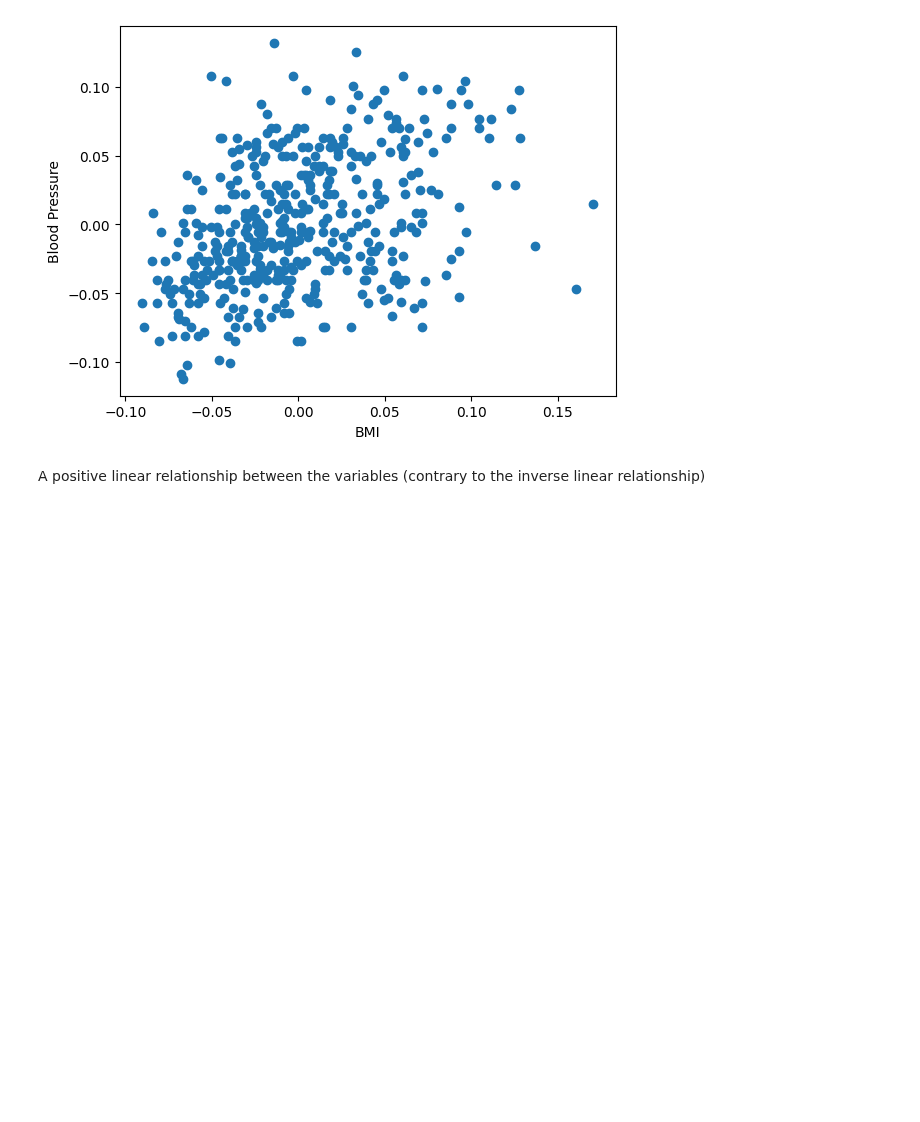
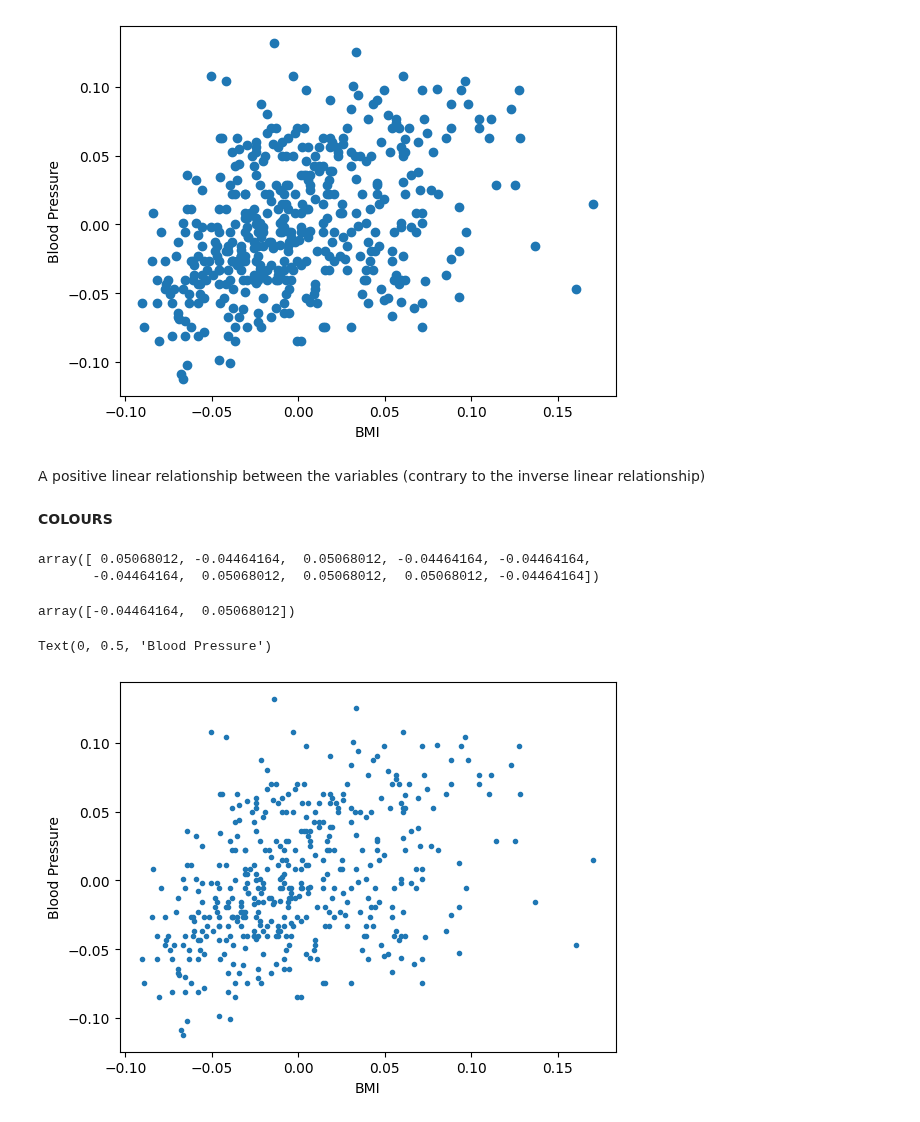
Before and after one commit to Glogover/principles_of_data_analytics, a Jupyter notebook: scatterplots.ipynb, the cells around one changed output. Cells and saved outputs as stored; diff of their text form; code cells hidden in the pictures; blank space fills up the shorter version.

```diff
--- a/scatterplots.ipynb
+++ b/scatterplots.ipynb
@@ -109,3 +109,34 @@ Text(0, 0.5, 'Blood Pressure')
 [figure]
 # %% [markdown]
 A positive linear relationship between the variables (contrary to the inverse linear relationship)
+# %% [markdown]
+**COLOURS**
+# %%
+# Sex
+sex = diabetes.data[:, 1]
+
+# Show first ten
+sex[:10]
+# %% [output]
+array([ 0.05068012, -0.04464164,  0.05068012, -0.04464164, -0.04464164,
+       -0.04464164,  0.05068012,  0.05068012,  0.05068012, -0.04464164])
+# %%
+# Unique sex values
+np.unique(sex)
+# %% [output]
+array([-0.04464164,  0.05068012])
+# %%
+# Create a figure and an axis
+fig, ax = plt.subplots()
+
+# Scatter plot
+# Change marker:
+# https://matplotlib.org/stable/api/markers_api.html#module-matplotlib.markers
+ax.scatter(bmi, bp, marker = '.') # better resolution
+
+# Labels
+ax.set_xlabel('BMI')
+ax.set_ylabel('Blood Pressure')
+# %% [output]
+Text(0, 0.5, 'Blood Pressure')
+[figure, added]
```
Also changed, not shown: parts of 1 cell of this notebook.
